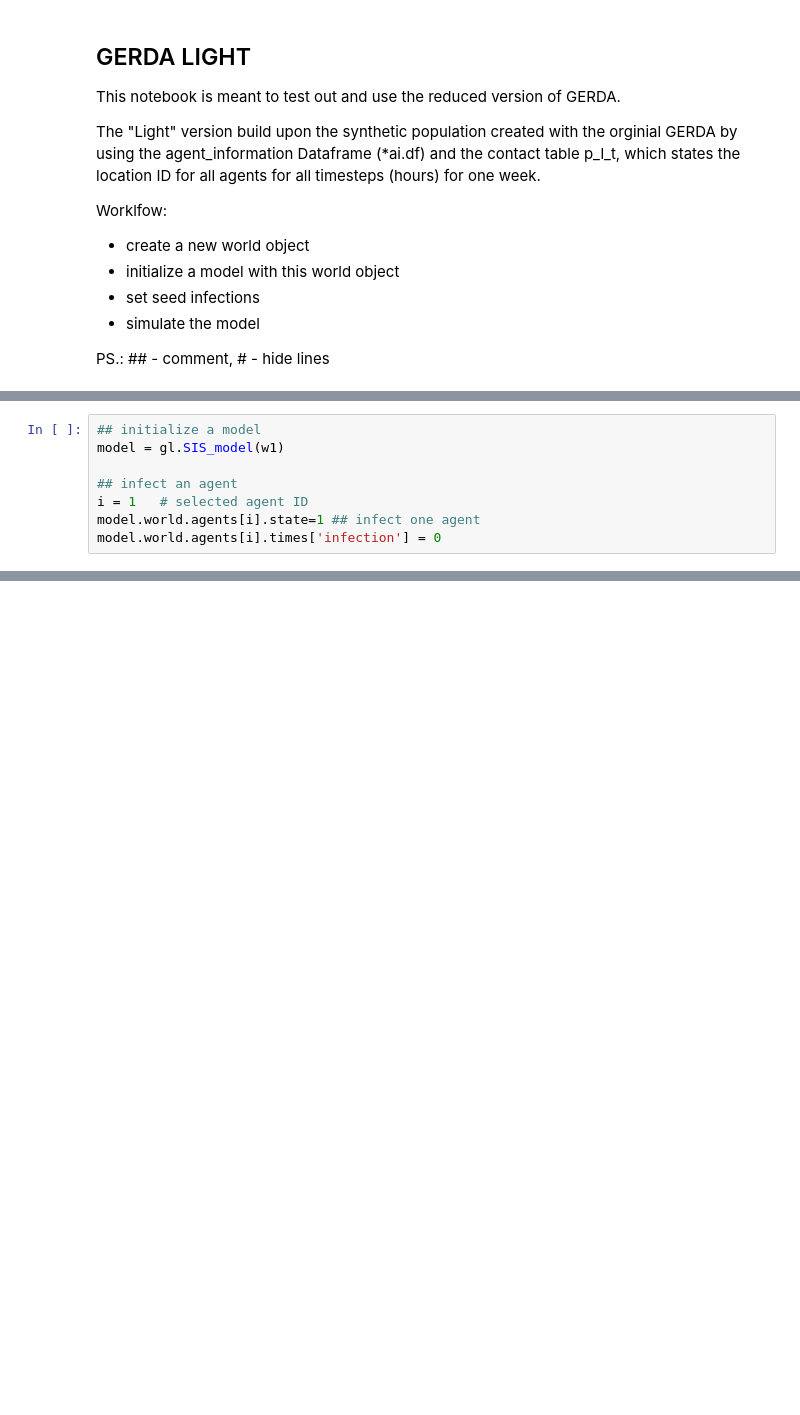
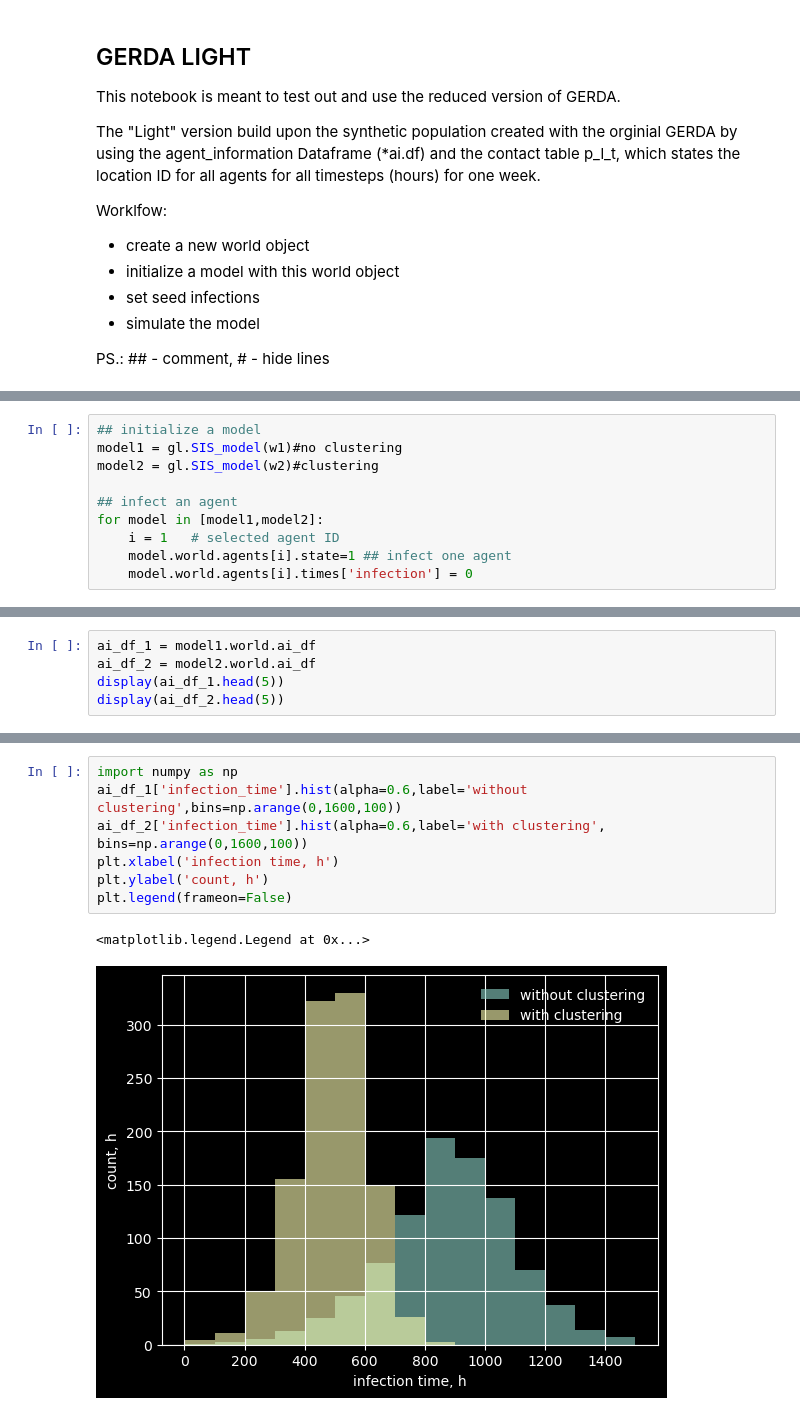
Before and after one commit to bjoernGolden/GERDA_light, a Jupyter notebook: play.ipynb, the cells around one changed output, grey strips where cells are left out. Drawn from its saved outputs; the diff is of its cells as text; blank space fills up the shorter version.

```diff
--- a/play.ipynb
+++ b/play.ipynb
@@ -33,11 +54,13 @@ INFO:root:max cluster size: 1
 # %%
 ## initialize a model
-model = gl.SIS_model(w1)
+model1 = gl.SIS_model(w1)#no clustering
+model2 = gl.SIS_model(w2)#clustering
 
 ## infect an agent
-i = 1   # selected agent ID
-model.world.agents[i].state=1 ## infect one agent
-model.world.agents[i].times['infection'] = 0
+for model in [model1,model2]:
+    i = 1   # selected agent ID
+    model.world.agents[i].state=1 ## infect one agent
+    model.world.agents[i].times['infection'] = 0
 # %% [output]
 INFO:root:create contact list
 iter:  1
@@ -68,0 +95,5 @@ Text(0, 0.5, 'count, h')
+# %%
+ai_df_1 = model1.world.ai_df
+ai_df_2 = model2.world.ai_df
+display(ai_df_1.head(5))
+display(ai_df_2.head(5))
@@ -68,0 +113,10 @@ Text(0, 0.5, 'count, h')
+# %%
+import numpy as np
+ai_df_1['infection_time'].hist(alpha=0.6,label='without clustering',bins=np.arange(0,1600,100))
+ai_df_2['infection_time'].hist(alpha=0.6,label='with clustering', bins=np.arange(0,1600,100))
+plt.xlabel('infection time, h')
+plt.ylabel('count, h')
+plt.legend(frameon=False)
+# %% [output]
+<matplotlib.legend.Legend at 0x...>
+[figure, added]
```
Also changed, not shown: parts of 10 cells of this notebook, 1 other file.
